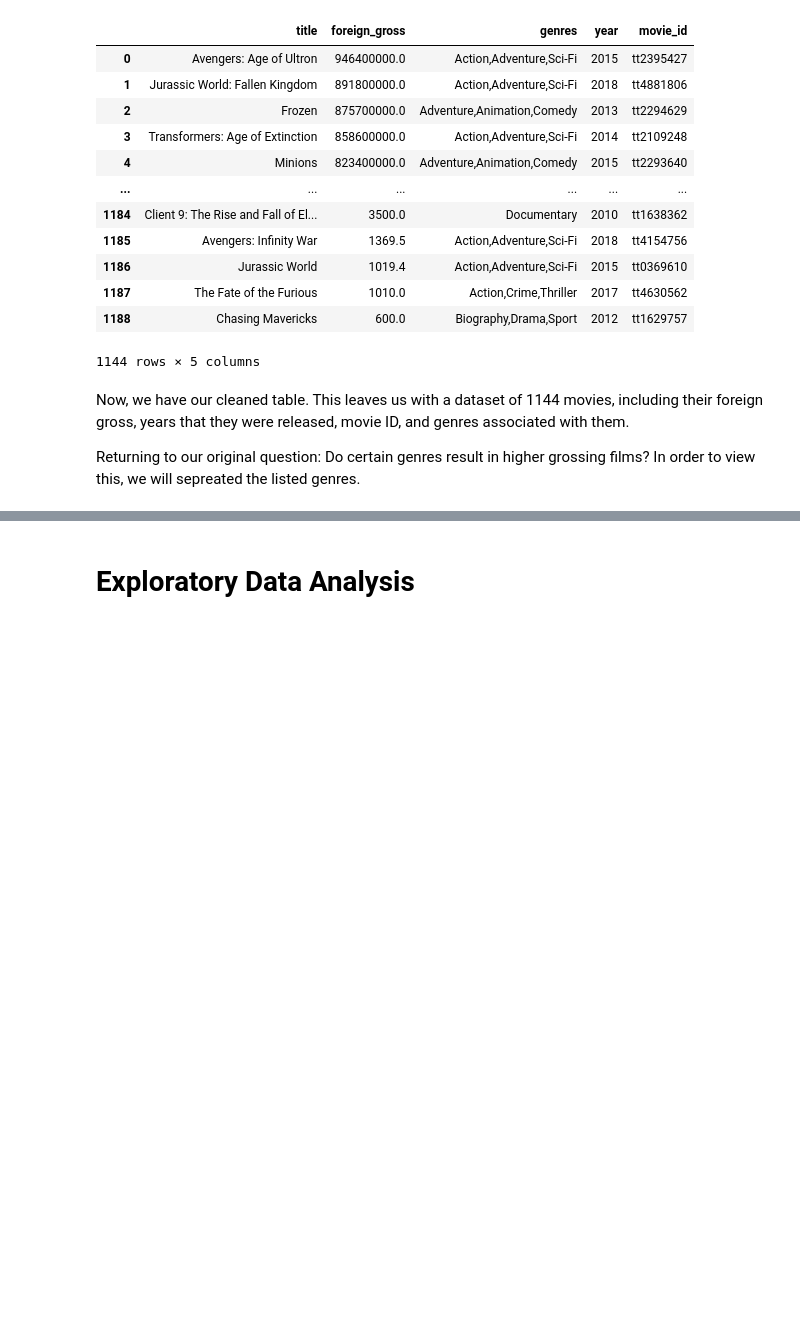
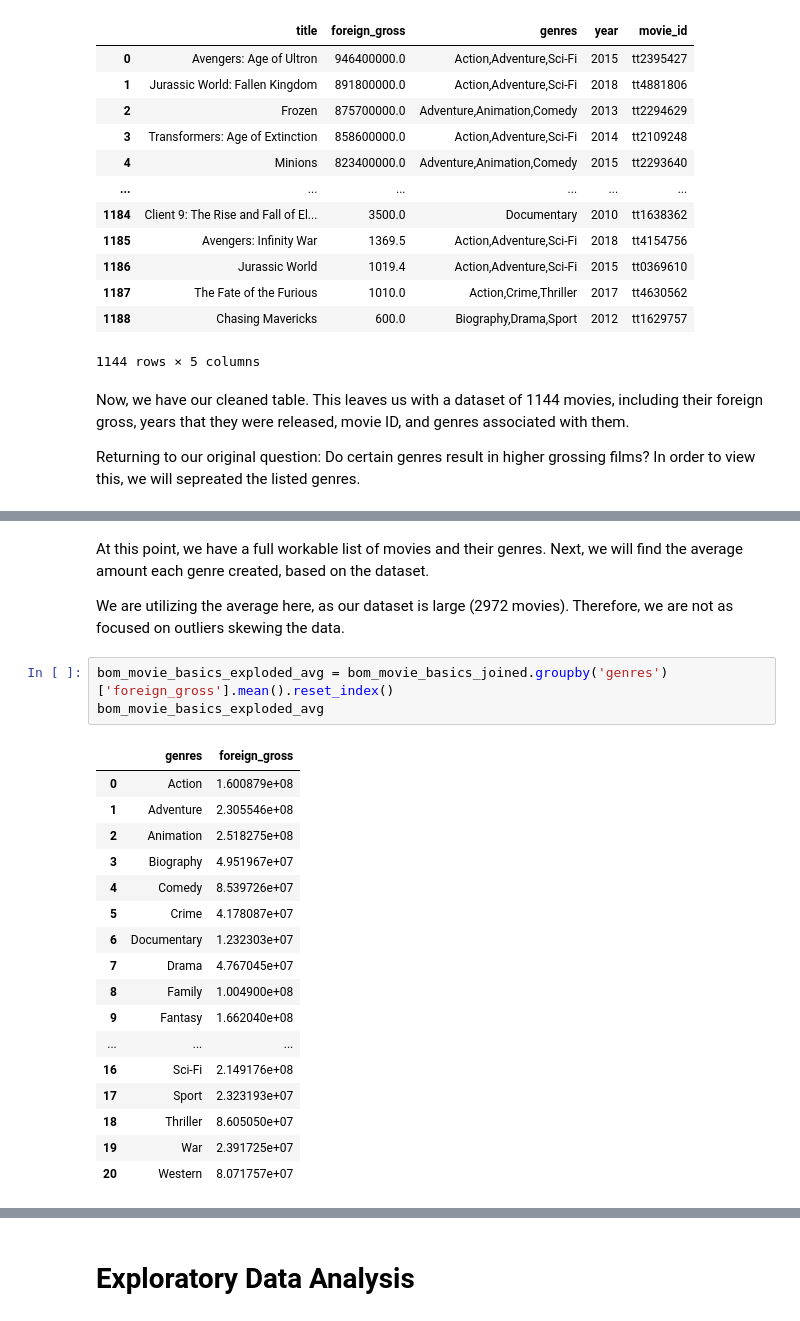
Before and after one commit to neurosxx/dsc-phase-2-project-v3, a Jupyter notebook: movie_analysis.ipynb, the cells around one changed output, grey strips where cells are left out. Cells and saved outputs as stored; diff of their text form; blank space fills up the shorter version.

```diff
--- a/movie_analysis.ipynb
+++ b/movie_analysis.ipynb
@@ -653,0 +682,25 @@ Returning to our original question: Do certain genres result in higher grossing
+# %% [markdown]
+At this point, we have a full workable list of movies and their genres.  Next, we will find the average amount each genre created, based on the dataset.
+
+We are utilizing the average here, as our dataset is large (2972 movies). Therefore, we are not as focused on outliers skewing the data.
+# %%
+bom_movie_basics_exploded_avg = bom_movie_basics_joined.groupby('genres')['foreign_gross'].mean().reset_index()
+bom_movie_basics_exploded_avg
+# %% [output]
+|  | genres | foreign_gross |
+| 0 | Action | 1.600879e+08 |
+| 1 | Adventure | 2.305546e+08 |
+| 2 | Animation | 2.518275e+08 |
+| 3 | Biography | 4.951967e+07 |
+| 4 | Comedy | 8.539726e+07 |
+| 5 | Crime | 4.178087e+07 |
+| 6 | Documentary | 1.232303e+07 |
+| 7 | Drama | 4.767045e+07 |
+| 8 | Family | 1.004900e+08 |
+| 9 | Fantasy | 1.662040e+08 |
+| ... | ... | ... |
+| 16 | Sci-Fi | 2.149176e+08 |
+| 17 | Sport | 2.323193e+07 |
+| 18 | Thriller | 8.605050e+07 |
+| 19 | War | 2.391725e+07 |
+| 20 | Western | 8.071757e+07 |
```
Also changed, not shown: parts of 7 cells of this notebook.
